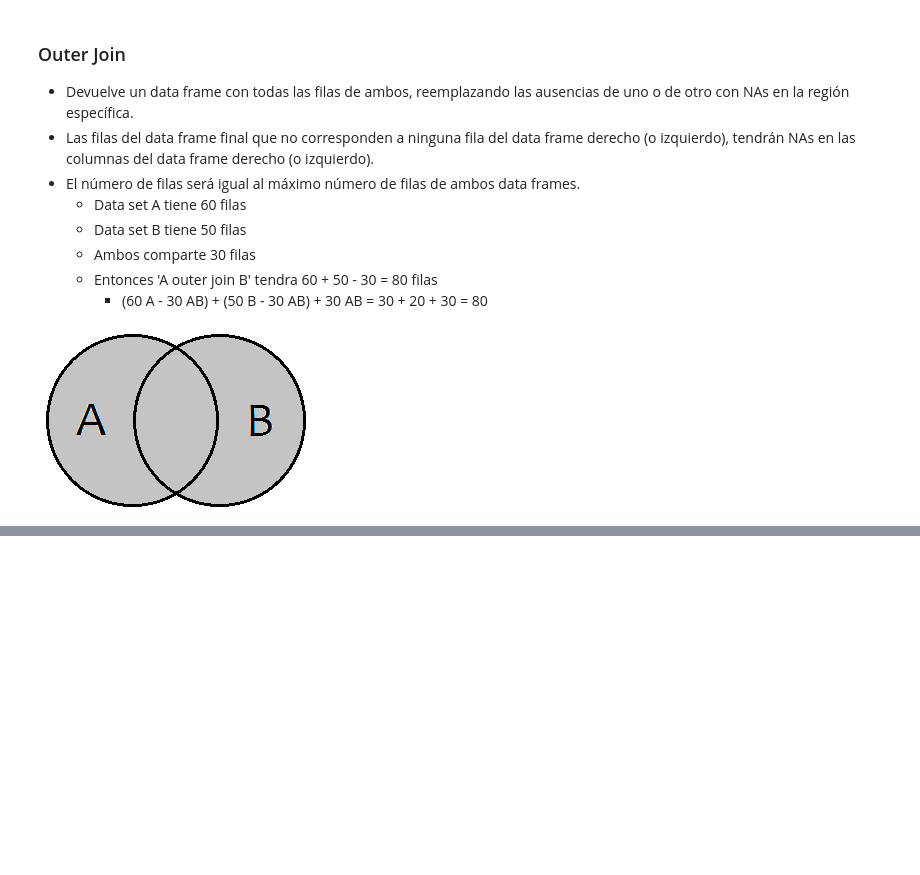
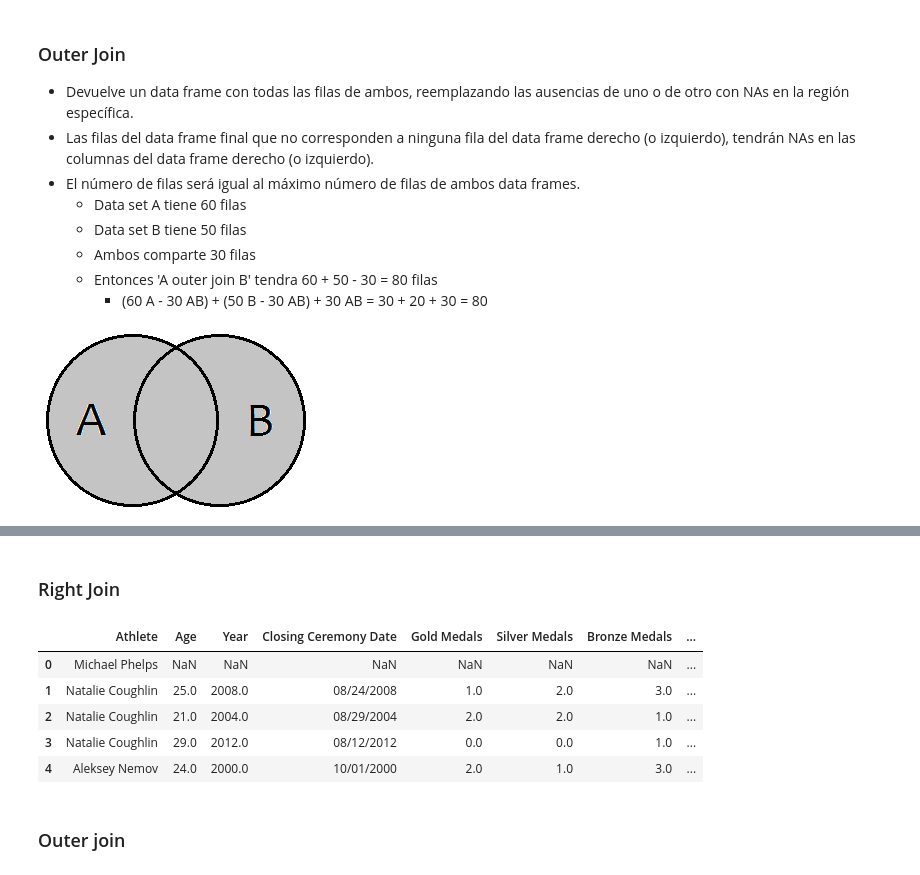
Before and after one commit to SPoVi/DataScience_Python, a Jupyter notebook: notebooks/T2 - Data Cleaning/T2 - 4 - Data Cleaning - Concatenación de datos - Jupyter.ipynb, the cells around one changed output, grey strips where cells are left out. Saved outputs shown, nothing was run; the diff lists cells and outputs as text; code cells hidden in the pictures; blank space fills up the shorter version.

Commit message:
Update - T2 - 4 - Data Cleaning - Concatenación de datos - jupyter 63. Eliminar datos de datasets con retricciones de conjuntos 64. Ejemplos de joins con Python

```diff
--- a/notebooks/T2 - Data Cleaning/T2 - 4 - Data Cleaning - Concatenación de datos - Jupyter.ipynb
+++ b/notebooks/T2 - Data Cleaning/T2 - 4 - Data Cleaning - Concatenación de datos - Jupyter.ipynb
@@ -442,0 +445,5 @@ Image(filename="/Users/snopv/PycharmProjects/DataScience_Python/resources/outer-
+# %%
+import numpy as np
+
+# Elegir 6 atletas para eliminarlos del data frame
+out_athletes =np.random.choice(data_main["Athlete"], size = 6, replace = False)
@@ -442,0 +473,7 @@ Image(filename="/Users/snopv/PycharmProjects/DataScience_Python/resources/outer-
+# %%
+# Eliminar a los atheltas de los otros dos dataframes: sports & main
+data_sports_dlt = data_sports_dp[(~data_sports_dp["Athlete"].isin(out_athletes))
+                                  & (data_sports_dp["Athlete"] != "Michael Phelps" )]
+
+data_main_dlt = data_main[(~data_main["Athlete"].isin(out_athletes))
+                                  & (data_main["Athlete"] != "Michael Phelps" )]
@@ -442,0 +524,19 @@ Image(filename="/Users/snopv/PycharmProjects/DataScience_Python/resources/outer-
+# %% [markdown]
+### Right Join
+# %%
+# El de la izquierda falta informacion (Michael Phelps), pero
+# si que tenemos el país (derecha)
+merged_right = pd.merge(left = data_main_dlt, right = data_country_dp,
+                       how = "right", left_on = "Athlete",
+                       right_on = "Athlete")
+# %%
+merged_right.head()
+# %% [output]
+|  | Athlete | Age | Year | Closing Ceremony Date | Gold Medals | Silver Medals | Bronze Medals | ... |
+| 0 | Michael Phelps | NaN | NaN | NaN | NaN | NaN | NaN | ... |
+| 1 | Natalie Coughlin | 25.0 | 2008.0 | 08/24/2008 | 1.0 | 2.0 | 3.0 | ... |
+| 2 | Natalie Coughlin | 21.0 | 2004.0 | 08/29/2004 | 2.0 | 2.0 | 1.0 | ... |
+| 3 | Natalie Coughlin | 29.0 | 2012.0 | 08/12/2012 | 0.0 | 0.0 | 1.0 | ... |
+| 4 | Aleksey Nemov | 24.0 | 2000.0 | 10/01/2000 | 2.0 | 1.0 | 3.0 | ... |
+# %% [markdown]
+### Outer join
```
Also changed, not shown: parts of 14 cells of this notebook.
